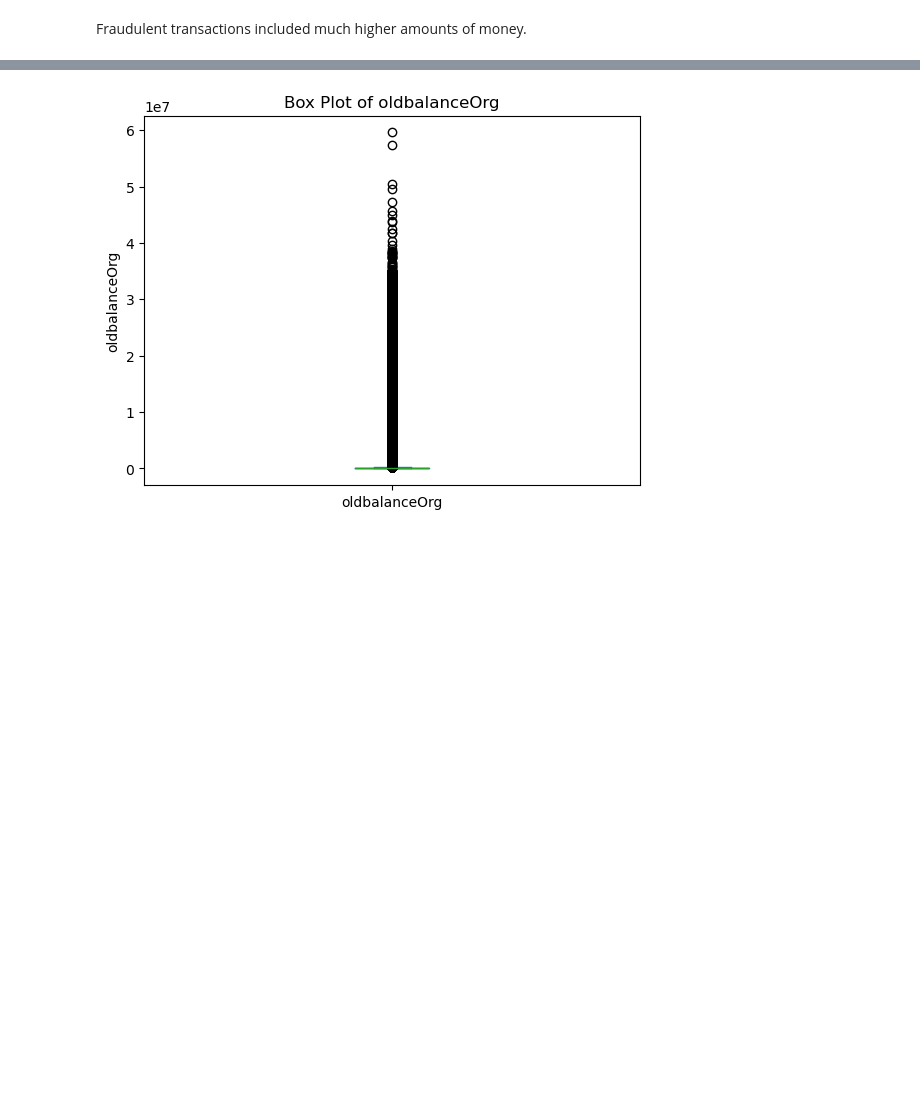
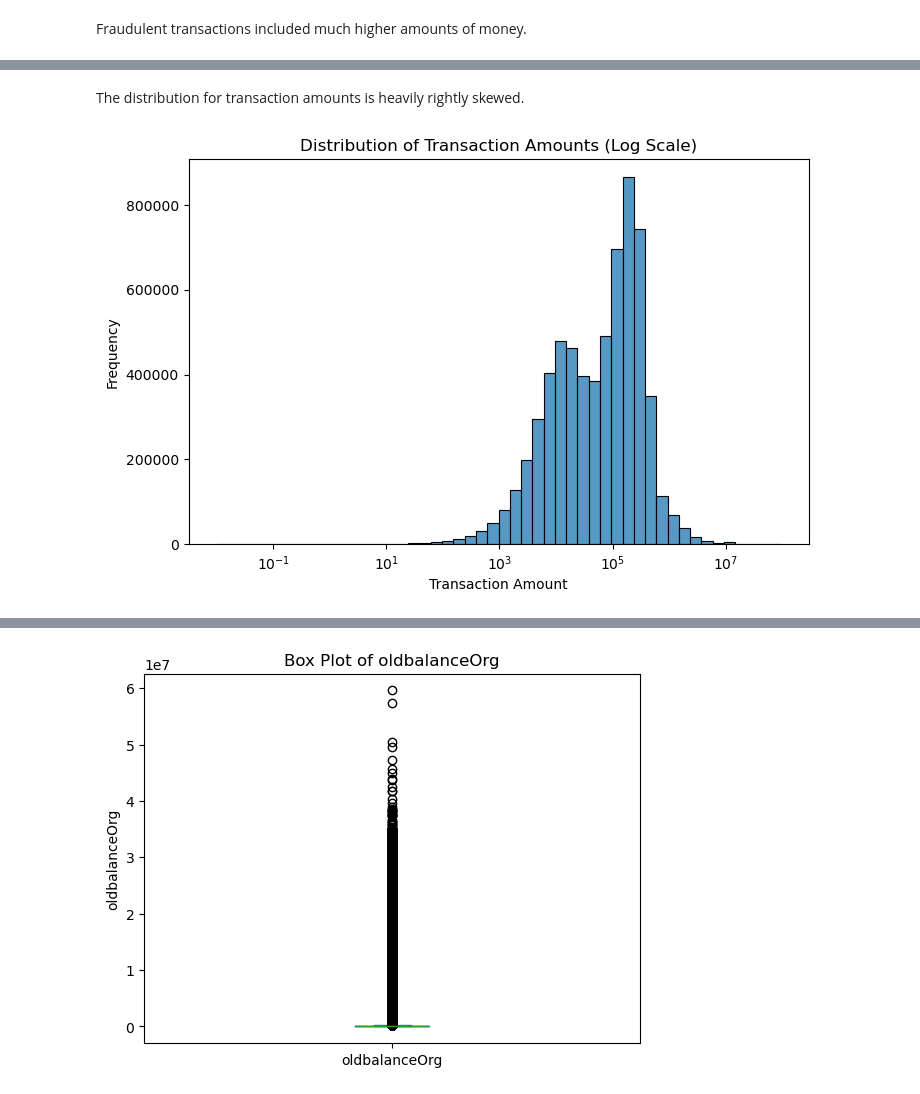
Before and after one commit to AnnaMalaschenko/Financial-Fraud-Detection, a Jupyter notebook: notebooks/eda.ipynb, the cells around one changed output, grey strips where cells are left out. Drawn from its saved outputs; the diff is of its cells as text; code cells hidden in the pictures; blank space fills up the shorter version.

```diff
--- a/notebooks/eda.ipynb
+++ b/notebooks/eda.ipynb
@@ -205,0 +214,11 @@ KeyboardInterrupt:
+# %% [markdown]
+The distribution for transaction amounts is heavily rightly skewed.
+# %%
+plt.figure(figsize=(8, 5))
+sns.histplot(df['amount'], bins=50, log_scale=True)
+plt.xlabel('Transaction Amount')
+plt.ylabel('Frequency')
+plt.title('Distribution of Transaction Amounts (Log Scale)')
+plt.show()
+# %% [output]
+[figure, added]
```
Also changed, not shown: parts of 17 cells of this notebook, 2 other files.
